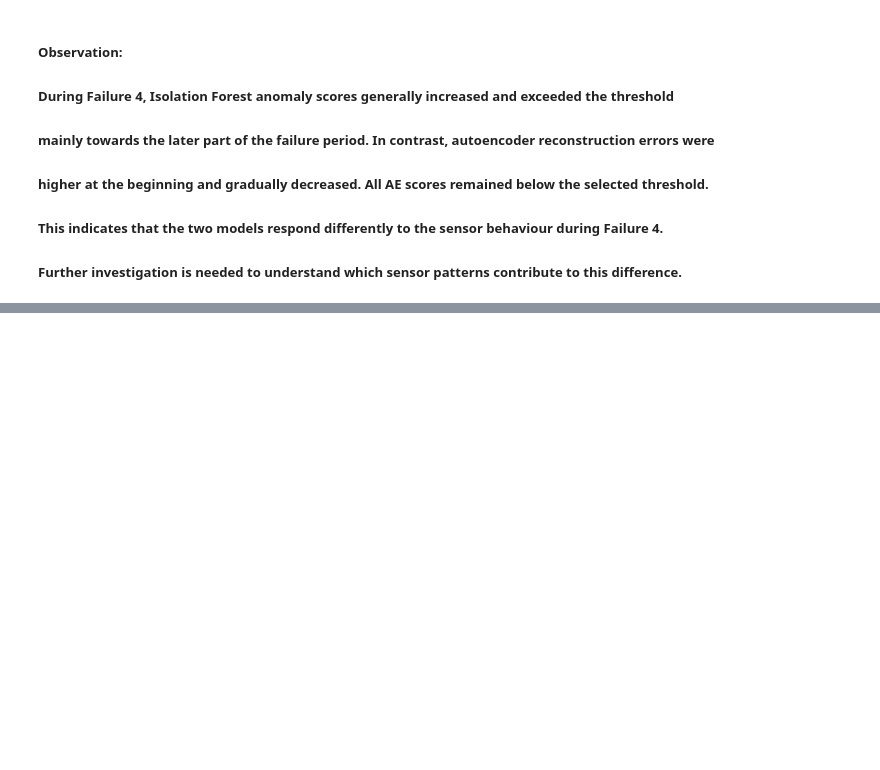
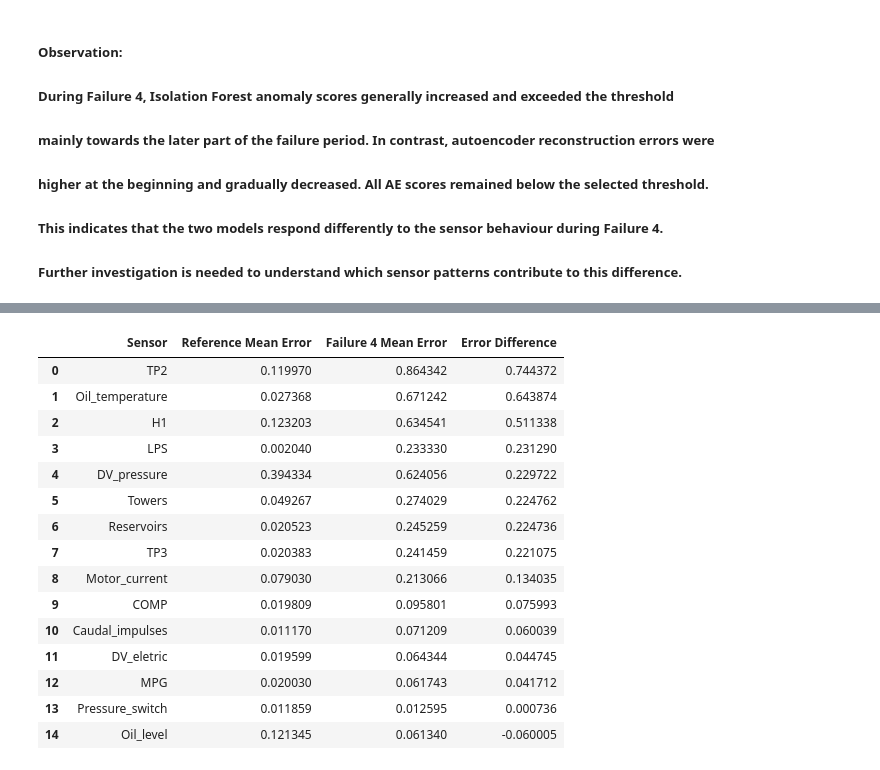
Before and after one commit to shashikawka/268452H-CS5998-Capstone-Project, a Jupyter notebook: 04_autoencoder_anomaly_detection.ipynb, the cells around one changed output, grey strips where cells are left out. Saved outputs shown, nothing was run; the diff lists cells and outputs as text; code cells hidden in the pictures; blank space fills up the shorter version.

```diff
--- a/04_autoencoder_anomaly_detection.ipynb
+++ b/04_autoencoder_anomaly_detection.ipynb
@@ -2249,0 +2519,81 @@ plt.show()
+# %%
+# Step 15.4 - Compare Failure 4 with reference windows
+
+# Select windows outside documented failure periods
+reference_mask = (
+    comparison_df['failure_period'] == 0
+)
+
+reference_indices = comparison_df.loc[
+    reference_mask
+].index.to_numpy()
+
+# Select 2000 reference windows for a manageable comparison
+rng = np.random.default_rng(42)
+
+sample_size = min(2000, len(reference_indices))
+
+sampled_indices = rng.choice(
+    reference_indices,
+    size=sample_size,
+    replace=False
+)
+
+# Match sampled indices to evaluation windows
+reference_positions = pd.Index(
+    eval_window_end_indices
+).get_indexer(sampled_indices)
+
+assert np.all(reference_positions >= 0)
+
+X_reference = X_eval_windows[reference_positions]
+
+# Reconstruct reference windows
+X_reference_reconstructed = autoencoder.predict(
+    X_reference,
+    batch_size=256,
+    verbose=0
+)
+
+# Calculate mean squared error for each sensor
+reference_sensor_errors = (
+    (X_reference - X_reference_reconstructed) ** 2
+).mean(axis=1)
+
+reference_mean_errors = reference_sensor_errors.mean(axis=0)
+
+# Compare sensor errors
+sensor_comparison_df = pd.DataFrame({
+    'Sensor': feature_cols,
+    'Reference Mean Error': reference_mean_errors,
+    'Failure 4 Mean Error': mean_sensor_errors
+})
+
+sensor_comparison_df['Error Difference'] = (
+    sensor_comparison_df['Failure 4 Mean Error']
+    - sensor_comparison_df['Reference Mean Error']
+)
+
+sensor_comparison_df = sensor_comparison_df.sort_values(
+    'Error Difference',
+    ascending=False
+).reset_index(drop=True)
+
+display(sensor_comparison_df.round(6))
+# %% [output]
+|  | Sensor | Reference Mean Error | Failure 4 Mean Error | Error Difference |
+| 0 | TP2 | 0.119970 | 0.864342 | 0.744372 |
+| 1 | Oil_temperature | 0.027368 | 0.671242 | 0.643874 |
+| 2 | H1 | 0.123203 | 0.634541 | 0.511338 |
+| 3 | LPS | 0.002040 | 0.233330 | 0.231290 |
+| 4 | DV_pressure | 0.394334 | 0.624056 | 0.229722 |
+| 5 | Towers | 0.049267 | 0.274029 | 0.224762 |
+| 6 | Reservoirs | 0.020523 | 0.245259 | 0.224736 |
+| 7 | TP3 | 0.020383 | 0.241459 | 0.221075 |
+| 8 | Motor_current | 0.079030 | 0.213066 | 0.134035 |
+| 9 | COMP | 0.019809 | 0.095801 | 0.075993 |
+| 10 | Caudal_impulses | 0.011170 | 0.071209 | 0.060039 |
+| 11 | DV_eletric | 0.019599 | 0.064344 | 0.044745 |
+| 12 | MPG | 0.020030 | 0.061743 | 0.041712 |
+| 13 | Pressure_switch | 0.011859 | 0.012595 | 0.000736 |
+| 14 | Oil_level | 0.121345 | 0.061340 | -0.060005 |
```
Also changed, not shown: parts of 38 cells of this notebook.
